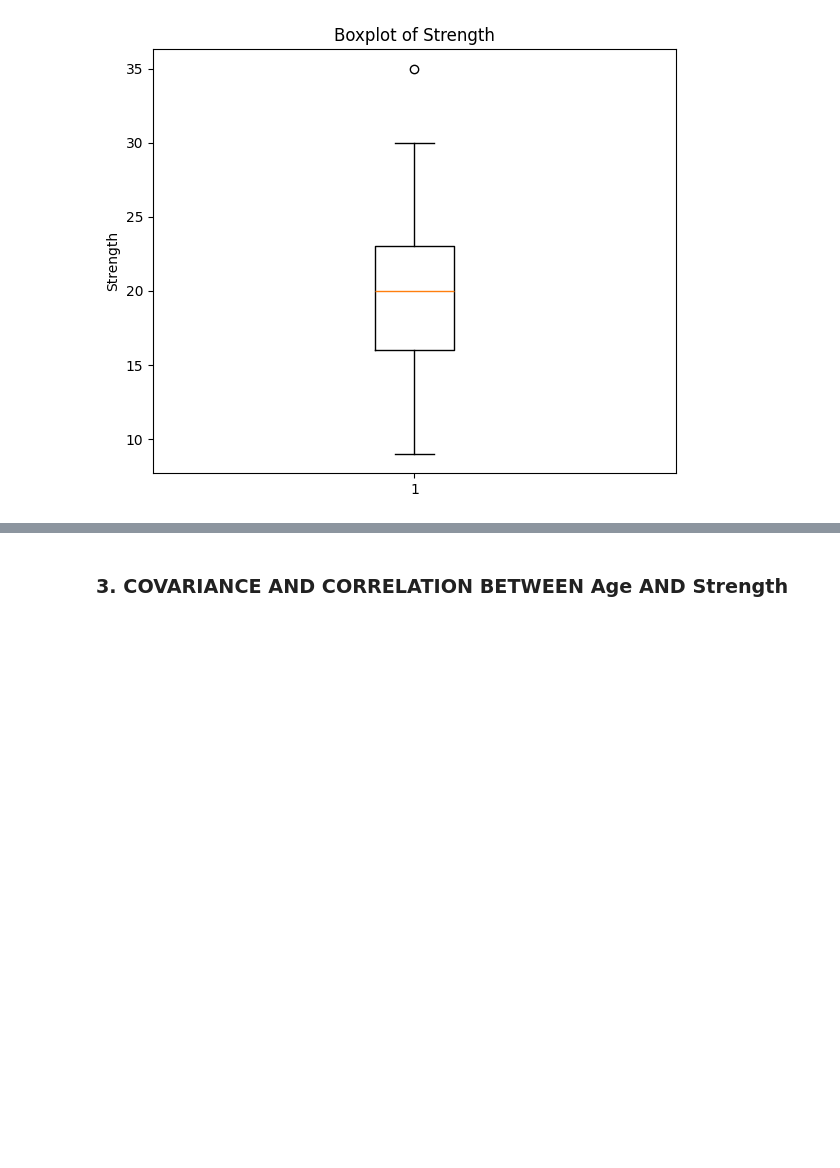
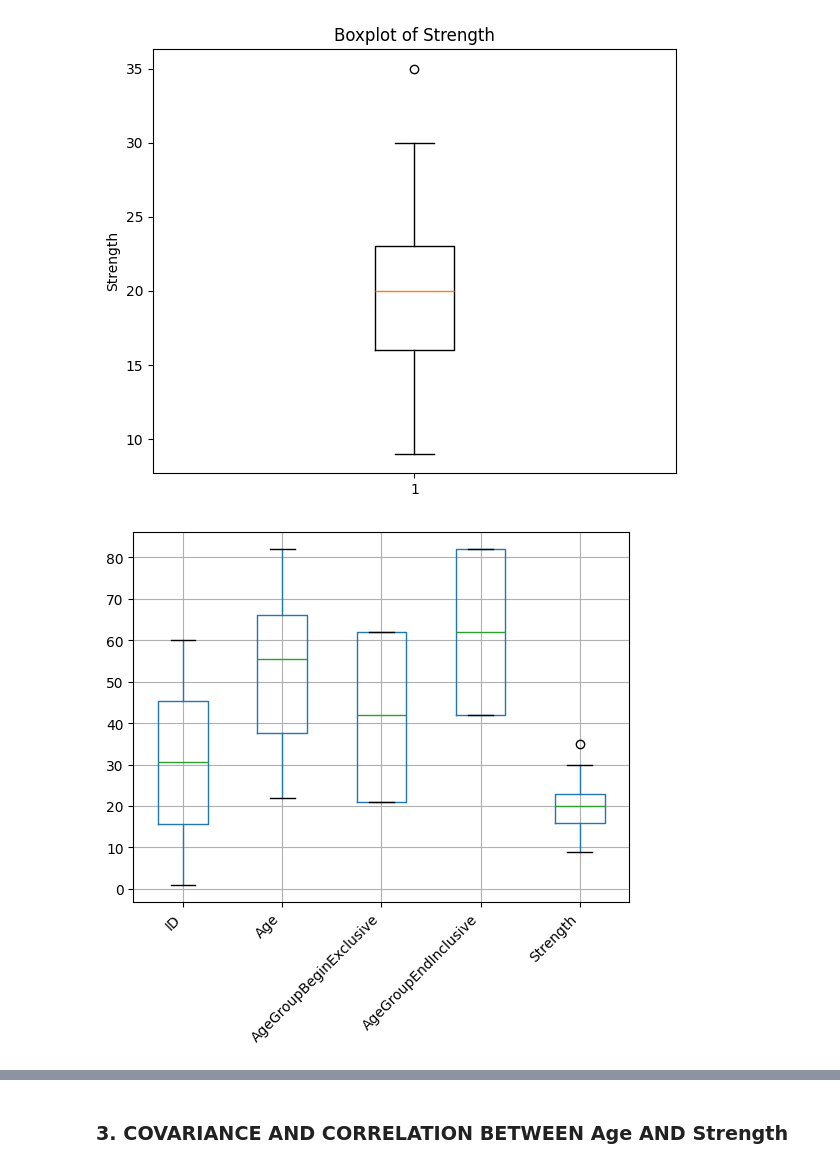
Before and after one commit to halexandru11/experimental-analysis-of-algorithms, a Jupyter notebook: h12/eda3_analysis.ipynb, the cells around one changed output, grey strips where cells are left out. Saved outputs shown, nothing was run; the diff lists cells and outputs as text; code cells hidden in the pictures; blank space fills up the shorter version.

```diff
--- a/h12/eda3_analysis.ipynb
+++ b/h12/eda3_analysis.ipynb
@@ -178,3 +209,9 @@ plt.tight_layout()
 plt.show()
 # %% [output]
 [figure]
+# %%
+df.boxplot()
+plt.xticks(rotation=45, ha='right')
+plt.show()
+# %% [output]
+[figure, added]
```
Also changed, not shown: parts of 6 cells of this notebook, 8 other files.
